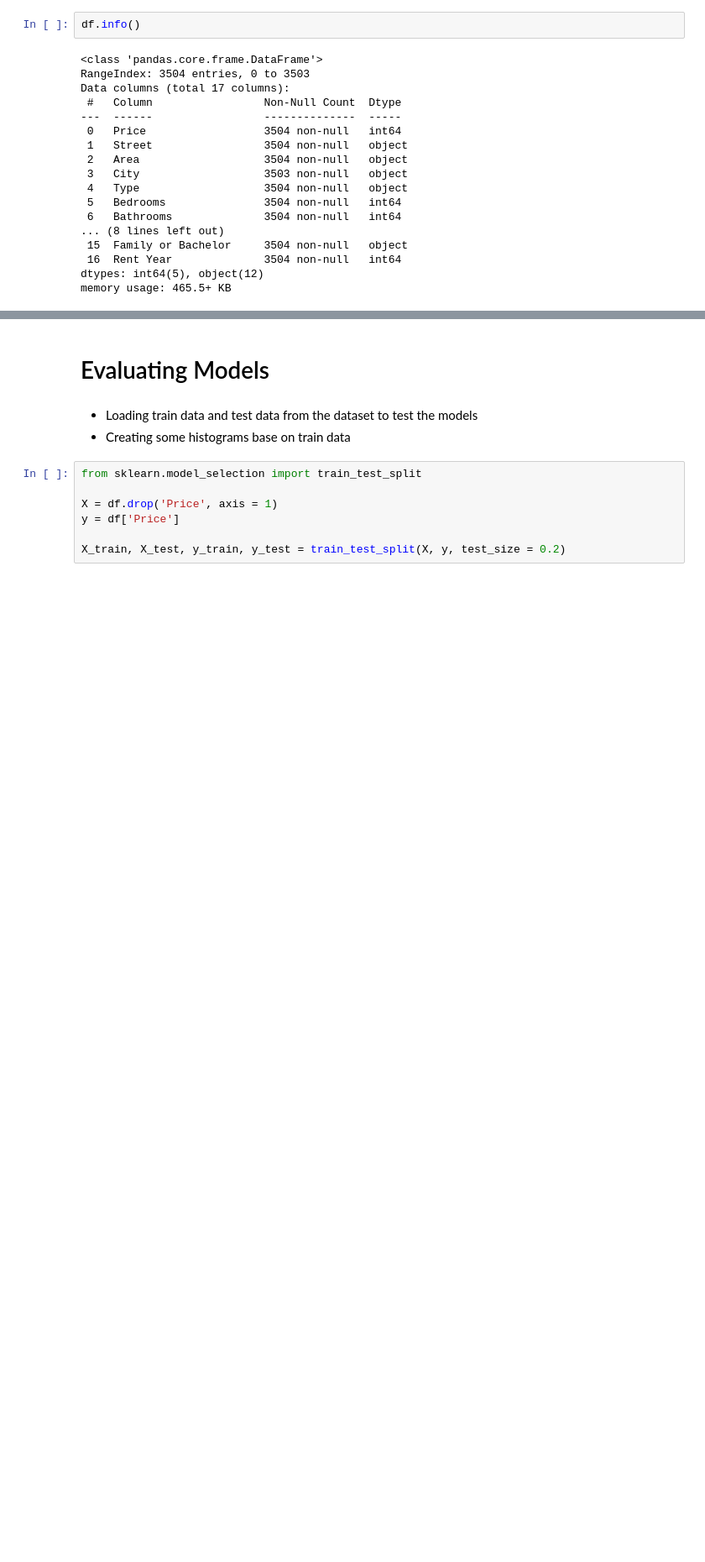
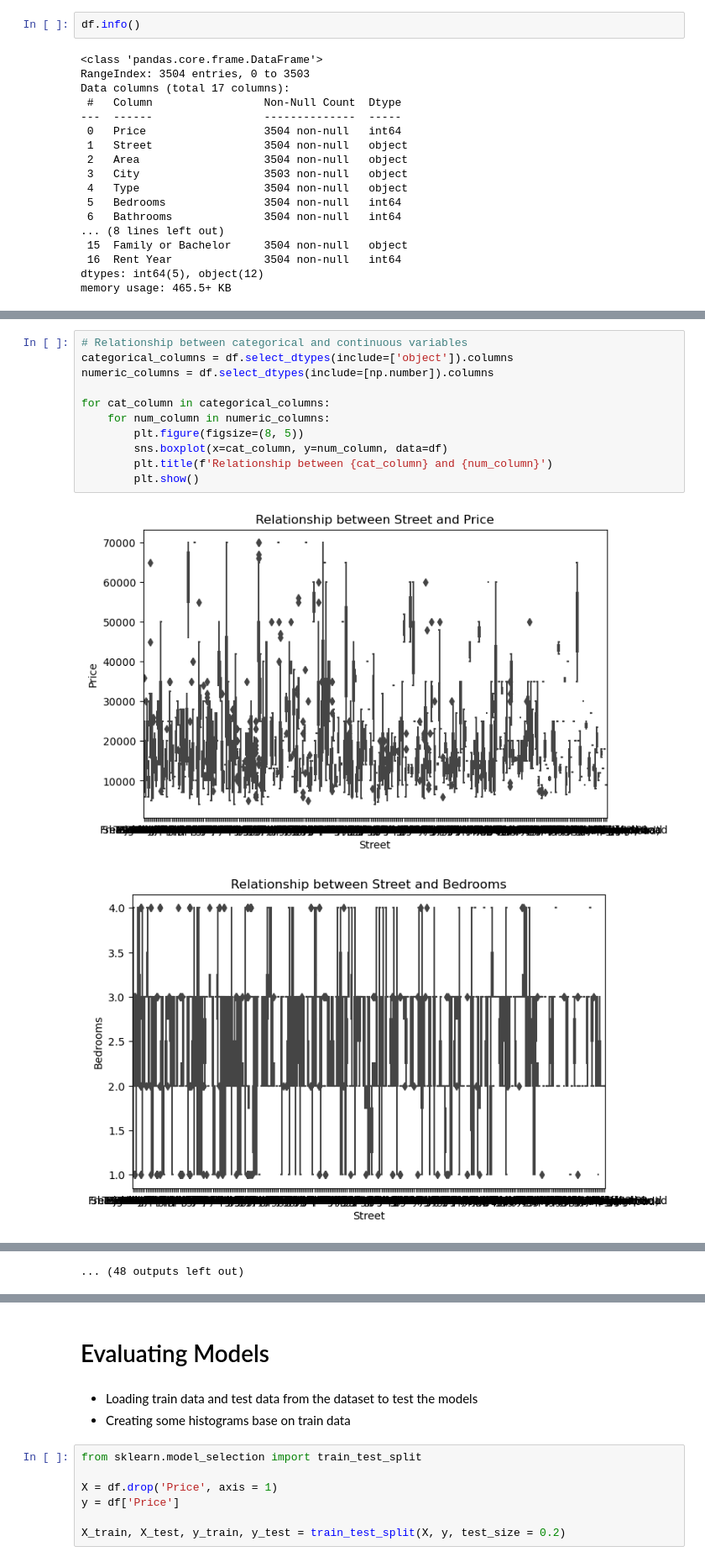
Before and after one commit to jhonnovax/House-Price-Prediction, a Jupyter notebook: house-price-prediction.ipynb, the cells around one changed output, grey strips where cells are left out. Shown at 84% size. Saved outputs shown, nothing was run; the diff lists cells and outputs as text; blank space fills up the shorter version.

```diff
--- a/house-price-prediction.ipynb
+++ b/house-price-prediction.ipynb
@@ -393,0 +353,14 @@ plt.show()
+# %%
+# Relationship between categorical and continuous variables
+categorical_columns = df.select_dtypes(include=['object']).columns
+numeric_columns = df.select_dtypes(include=[np.number]).columns
+
+for cat_column in categorical_columns:
+    for num_column in numeric_columns:
+        plt.figure(figsize=(8, 5))
+        sns.boxplot(x=cat_column, y=num_column, data=df)
+        plt.title(f'Relationship between {cat_column} and {num_column}')
+        plt.show()
+# %% [output]
+[figure, added]
+[figure, added]
@@ -393,0 +377 @@ plt.show()
+... (48 outputs left out)
```
Also changed, not shown: parts of 77 cells of this notebook.
